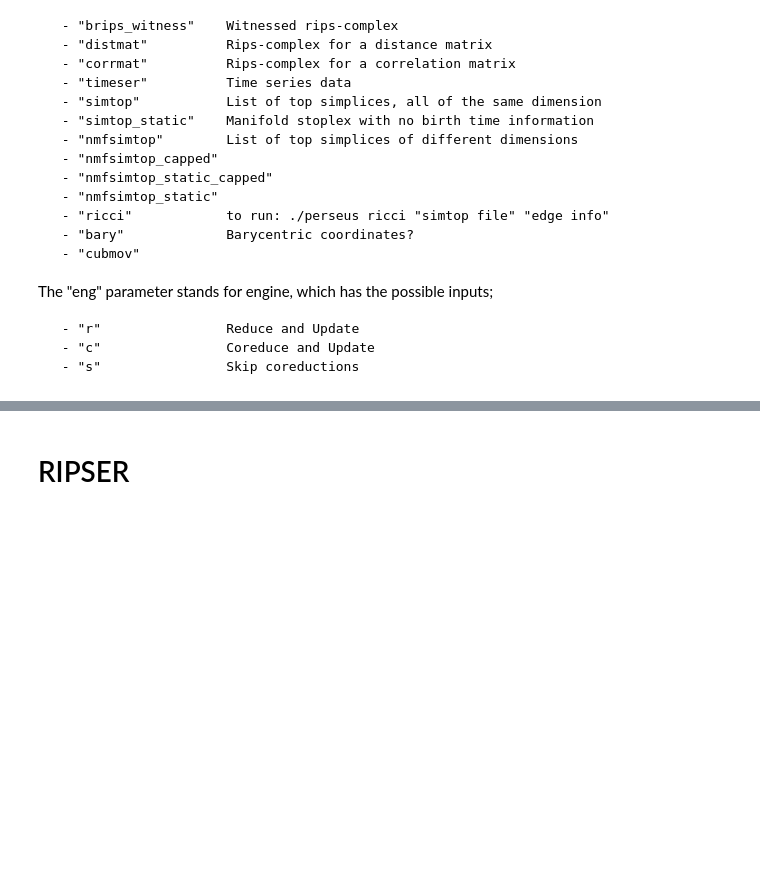
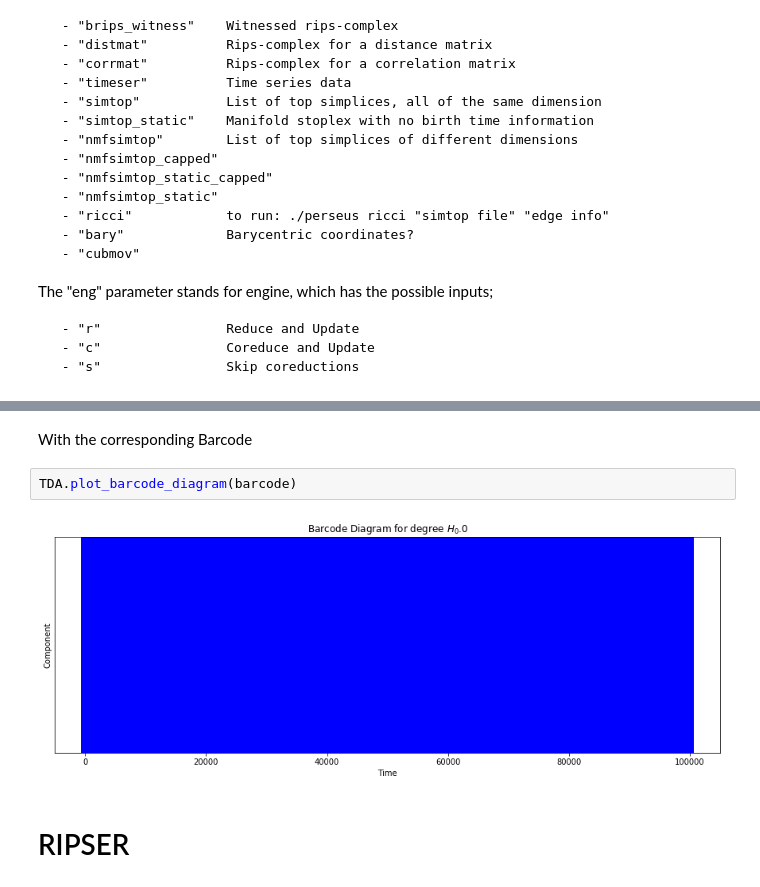
Before and after one commit to infophysics/tda-toolkit, a Jupyter notebook: TDA Persistent Homology.ipynb, the cells around one changed output, grey strips where cells are left out. Drawn from its saved outputs; the diff is of its cells as text; blank space fills up the shorter version.

```diff
--- a/TDA Persistent Homology.ipynb
+++ b/TDA Persistent Homology.ipynb
@@ -173,3 +185,9 @@ pers.ComputeBarcode("distmat", "algorithms/Ripser/examples/random16.lower_distan
+# %% [markdown]
+With the corresponding Barcode
+# %%
+TDA.plot_barcode_diagram(barcode)
+# %% [output]
+[figure, added]
 # %% [markdown]
 # RIPSER
 # %% [markdown]
```
Also changed, not shown: parts of 8 cells of this notebook, 7 other files.
